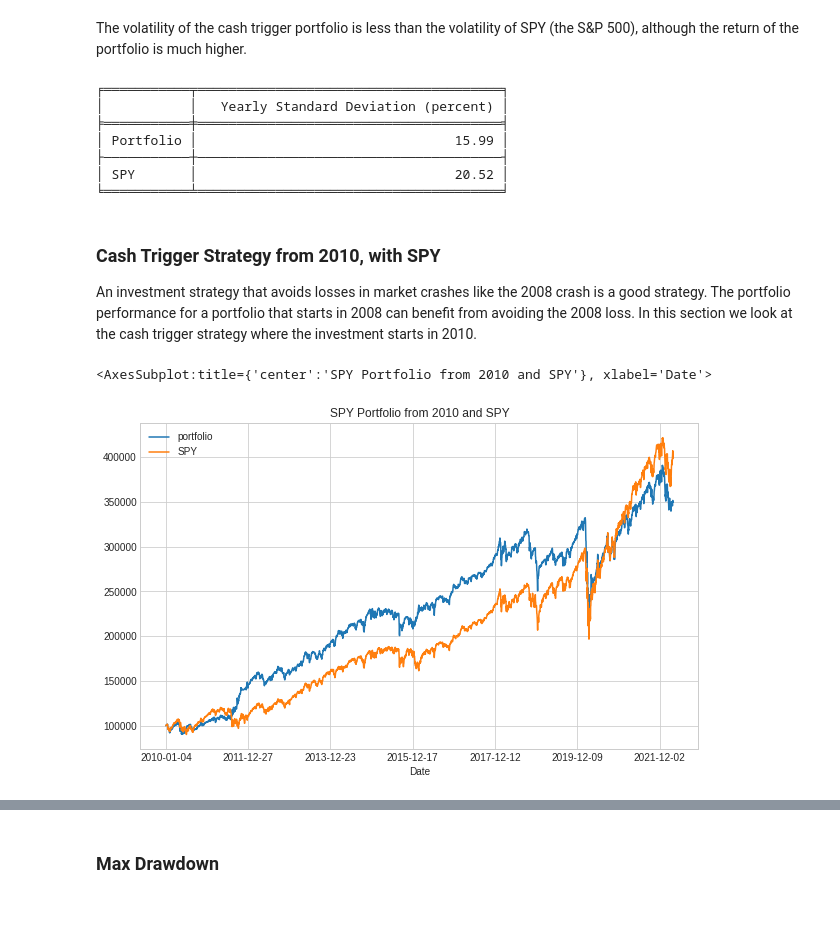
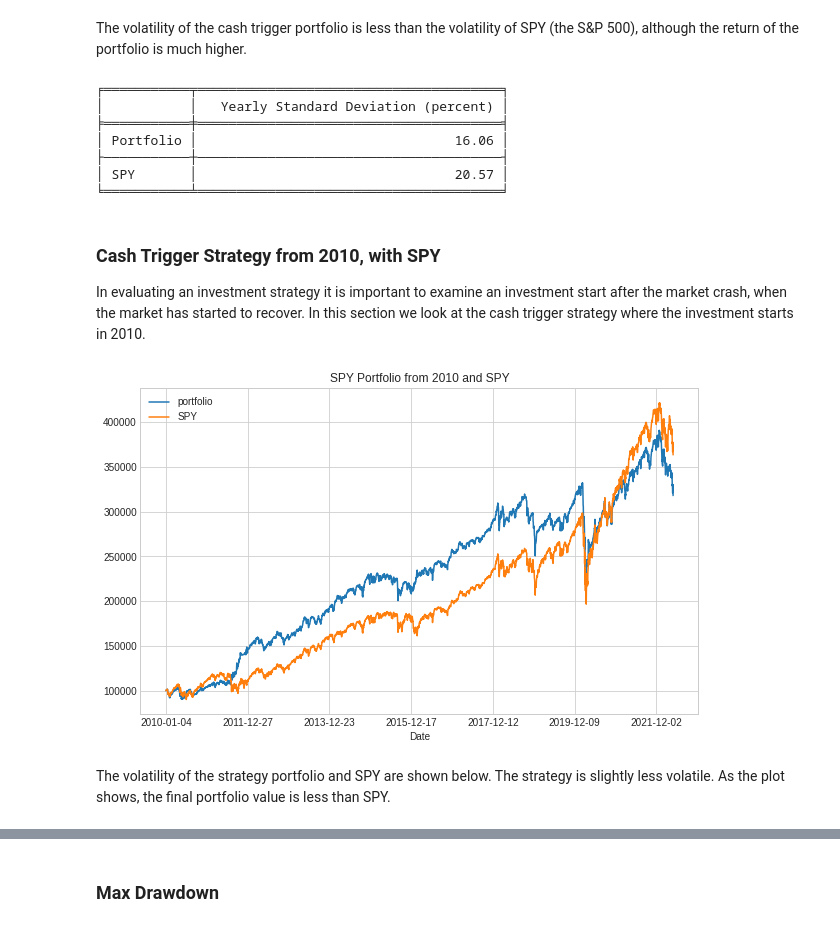
Before and after one commit to IanLKaplan/cash_trigger, a Jupyter notebook: cash_trigger.ipynb, the cells around one changed output, grey strips where cells are left out. Drawn from its saved outputs; the diff is of its cells as text; code cells hidden in the pictures.

```diff
--- a/cash_trigger.ipynb
+++ b/cash_trigger.ipynb
@@ -259,6 +268,10 @@ class RiskState(Enum):
 
 
 class SpyData:
+    """
+    This SpyData class is a container for SPY ETF data and operations performed on the
+    data.
+    """
     spy_close_file = 'spy_close'
     spy_etf = "SPY"
     spy_close: pd.DataFrame
@@ -346,8 +359,14 @@ class SpyData:
         return avg_df
 
     def risk_state(self, day: datetime) -> RiskState:
+        """
+        :return RiskState.RISK_ON if the SPY close price for the day is greater than
+        the 200-day moving average for that day. Return RiskState.RISK_OFF if the
+        close price is less than or equal to the moving average for that day.
+        """
         spy_avg = self.avg(day)
         day_ix = findDateIndex(date_index=self.date_index, search_date=day)
+        assert day_ix >= 0
         spy_val = float(self.spy_close.values[day_ix:day_ix+1])
         # only use full dollar price changes
         spy_avg = round(spy_avg, 0)
@@ -793,9 +801,18 @@ in the portfolio calculation.  I have not found any errors.
 # %%
-spy_return = return_df(spy_close)
-port_return = return_df(spy_portfolio_df)
-spy_volatility = round(spy_return.values.std() * sqrt(trading_days) * 100, 2)
-port_volatility = round(port_return.values.std() * sqrt(trading_days) * 100, 2)
+assets_collapsed_df = collapse_asset_df(assets_df)
 
-vol_df = pd.DataFrame([port_volatility, spy_volatility])
-vol_df.columns = ['Yearly Standard Deviation (percent)']
-vol_df.index = ['Portfolio', 'SPY']
+print(tabulate(assets_collapsed_df, headers=[*assets_collapsed_df.columns], tablefmt='fancy_grid'))
+
+
+def calculate_volatility(spy_close: pd.DataFrame, portfolio: pd.DataFrame) -> pd.DataFrame:
+    spy_return = return_df(spy_close)
+    port_return = return_df(portfolio)
+    spy_volatility = round(spy_return.values.std() * sqrt(trading_days) * 100, 2)
+    port_volatility = round(port_return.values.std() * sqrt(trading_days) * 100, 2)
+    vol_df = pd.DataFrame([port_volatility, spy_volatility])
+    vol_df.columns = ['Yearly Standard Deviation (percent)']
+    vol_df.index = ['Portfolio', 'SPY']
+    return vol_df
+
+
+vol_df = calculate_volatility(spy_close, spy_portfolio_df)
@@ -810,9 +845,9 @@ print(tabulate(vol_df, headers=[*vol_df.columns], tablefmt='fancy_grid'))
 ╒═══════════╤═══════════════════════════════════════╕
 │           │   Yearly Standard Deviation (percent) │
 ╞═══════════╪═══════════════════════════════════════╡
-│ Portfolio │                                 15.99 │
+│ Portfolio │                                 16.06 │
 ├───────────┼───────────────────────────────────────┤
-│ SPY       │                                 20.52 │
+│ SPY       │                                 20.57 │
 ╘═══════════╧═══════════════════════════════════════╛
 # %% [markdown]
 <h3>
@@ -820,23 +855,32 @@ Cash Trigger Strategy from 2010, with SPY
 </h3>
 
 <p>
-An investment strategy that avoids losses in market crashes like the 2008 crash is
-a good strategy. The portfolio performance for a portfolio that starts in 2008 can benefit
-from avoiding the 2008 loss. In this section we look at the cash trigger strategy
-where the investment starts in 2010.
+In evaluating an investment strategy it is important to examine an investment start
+after the market crash, when the market has started to recover.  In this section we look
+at the cash trigger strategy where the investment starts in 2010.
 </p>
 # %%
 d2010_start: datetime = datetime.fromisoformat('2010-01-04')
 d2010_spy_portfolio_df, assets_df = portfolio_return(holdings=holdings,
                                                risk_asset=spy_close,
                                                bond_asset=cash_trigger_bond_adjclose,
                                                spy_data=spy_data,
                                                start_date=d2010_start,
                                                end_date=end_date
                                                )
 
 plot_df = build_plot_data(holdings=holdings, portfolio_df=d2010_spy_portfolio_df, spy_df=spy_close)
 plot_df.plot(grid=True, title='SPY Portfolio from 2010 and SPY', figsize=(10,6))
+
+t_spy_close = pd.DataFrame( plot_df['SPY'])
+t_spy_close.columns = ['SPY']
+t_portfolio = pd.DataFrame( plot_df['portfolio'])
+t_portfolio.columns = ['portfolio']
+vol_df = calculate_volatility(t_spy_close, t_portfolio)
 # %% [output]
-<AxesSubplot:title={'center':'SPY Portfolio from 2010 and SPY'}, xlabel='Date'>
-[figure, old version]
+[figure, new version]
+# %% [markdown]
+<p>
+The volatility of the strategy portfolio and SPY are shown below.  The strategy is slightly
+less volatile.  As the plot shows, the final portfolio value is less than SPY.
+</p>
```
Also changed, not shown: parts of 14 cells of this notebook, 1 other file.
